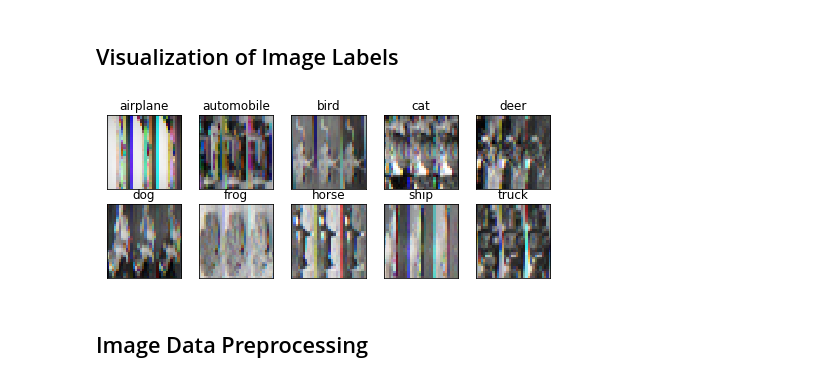
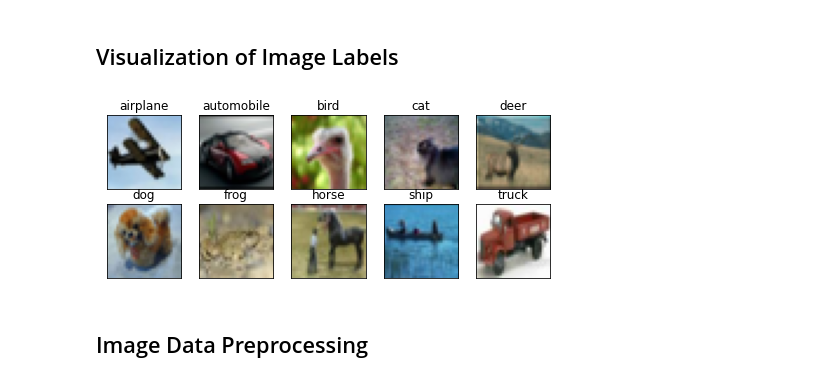
Before and after one commit to UPstartDeveloper/keras-tutorial, a Jupyter notebook: classifications.ipynb, the cells around one changed output. Drawn from its saved outputs; the diff is of its cells as text; code cells hidden in the pictures.

Commit message:
Improve randomly sampled image recognition.

```diff
--- a/classifications.ipynb
+++ b/classifications.ipynb
@@ -44,37 +42,42 @@ Using TensorFlow backend.
 ## Visualization of Image Labels
 # %%
 # Here are the classes in the CIFAR-10 dataset.
-class_names = ['airplane','automobile','bird','cat','deer',
-               'dog','frog','horse','ship','truck']
+class_names = ["airplane", "automobile", "bird", "cat", "deer",
+              "dog", "frog", "horse", "ship", "truck"]
 
 # number of cifar-10 data set classes
 num_classes = 10
 
-def visualize_classes(class_names):
+def visualize_classes():
     """This function visualizes the classes in an image classification
        dataset. It depends on the libraries Matplotlib and Numpy.
 
        Parameters:
        class_names(list): a list of strings for the different class names
 
        Returns: None
 
+       Credit Tasfia Addrita, for letting me know to comment the transpose()
+       invocation.
+
     """
-    fig = plt.figure(figsize=(8, 3))
+    fig = plt.figure(figsize=(8,3))
     for i in range(num_classes):
-        ax = fig.add_subplot(2, 5, 1 + i, xticks=[], yticks=[])
-        idx = np.where(y_train[:] == i)[0]
-        features_idx = x_train[idx, ::]
-        # print(features_idx)
+        ax = fig.add_subplot(2, 5, 1+i, xticks=[], yticks=[])
+        # get all indexes that match the current class
+        idx = np.where(y_train[:]==i)[0]
+        # get all images that match the class as well
+        features_idx = x_train[idx,::]
+        # get random image from this clasS
         img_num = np.random.randint(features_idx.shape[0])
-        im = np.transpose(features_idx[img_num, ::], (1, 2, 0))
+        # im = np.transpose(features_idx[img_num, ::], (1, 2, 0))
         ax.set_title(class_names[i])
-        plt.imshow(im.reshape(32, 32, 3))
+        plt.imshow(features_idx[img_num,::])
     plt.show()
 
-visualize_classes(class_names)
+visualize_classes()
 # %% [output]
-[figure, old version]
+[figure, new version]
 # %% [markdown]
 ## Image Data Preprocessing
 # %%
```
Also changed, not shown: parts of 7 cells of this notebook.
